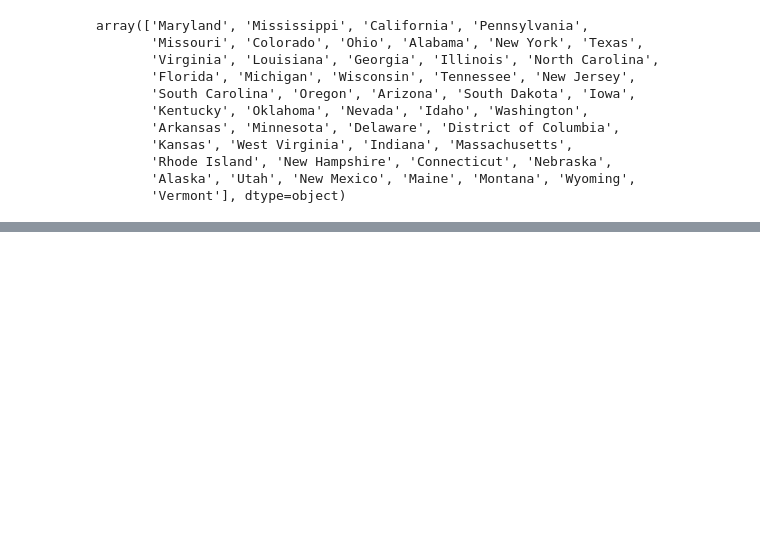
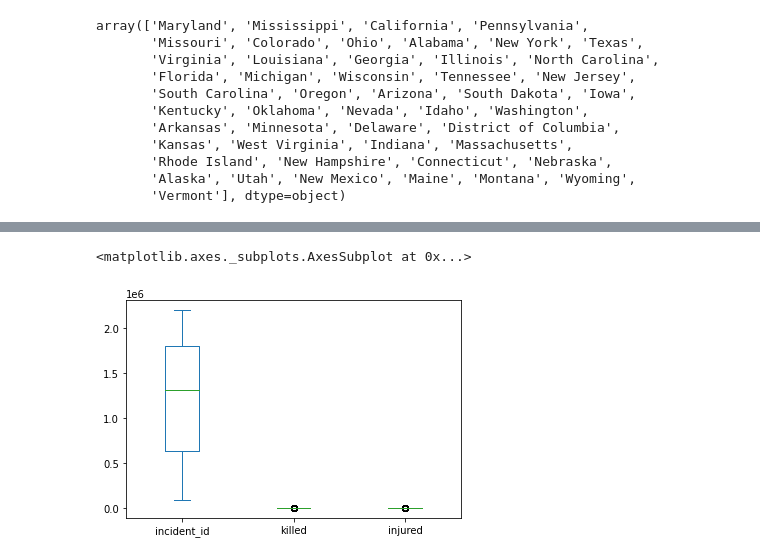
Before and after one commit to Ilipeluv/Colab, a Jupyter notebook: Prueba_2.ipynb, the cells around one changed output, grey strips where cells are left out. Cells and saved outputs as stored; diff of their text form; code cells hidden in the pictures; blank space fills up the shorter version.

```diff
--- a/Prueba_2.ipynb
+++ b/Prueba_2.ipynb
@@ -119,0 +200,6 @@ array(['Maryland', 'Mississippi', 'California', 'Pennsylvania',
+# %%
+#Diagramas de caja //Mayor dispersión entre el cuartil de incidentes.
+db.plot.box()
+# %% [output]
+<matplotlib.axes._subplots.AxesSubplot at 0x...>
+[figure, added]
```
Also changed, not shown: parts of 14 cells of this notebook.
